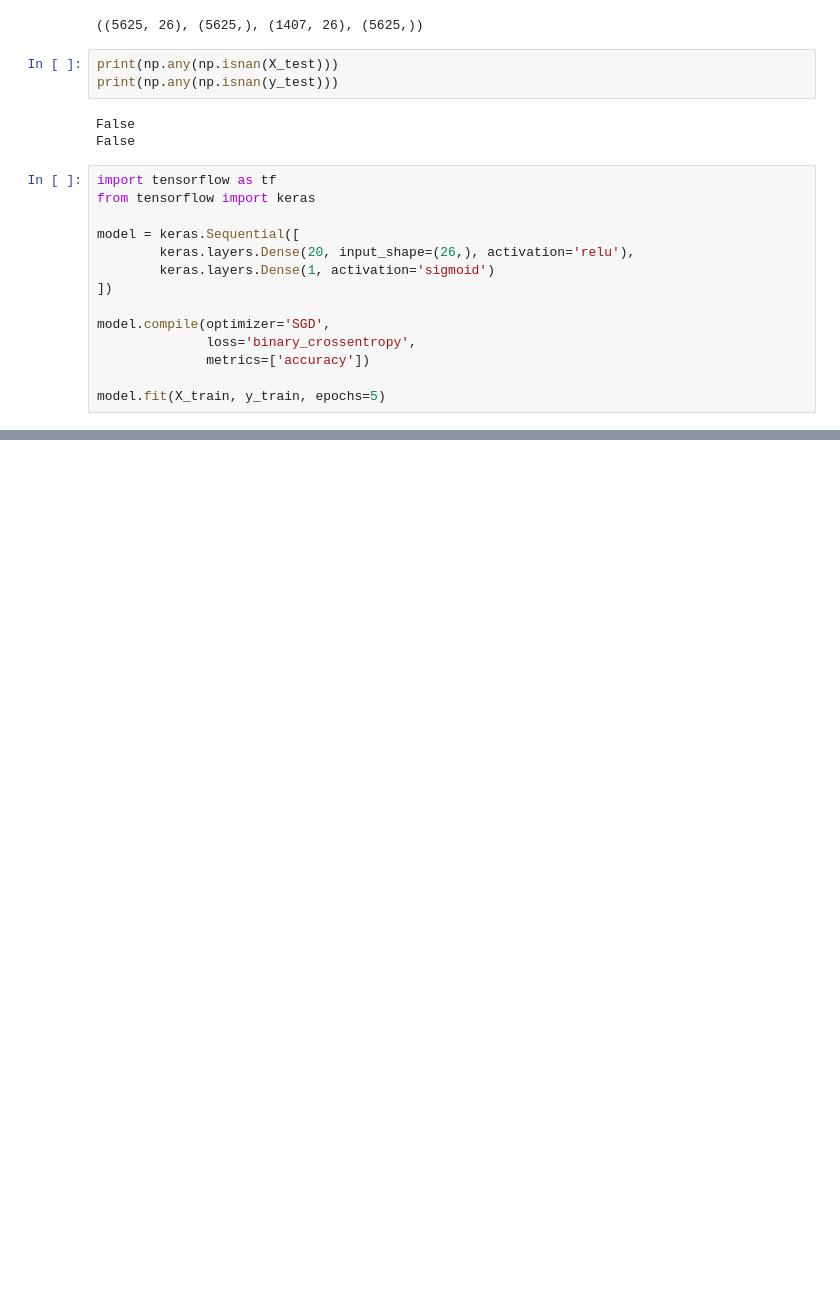
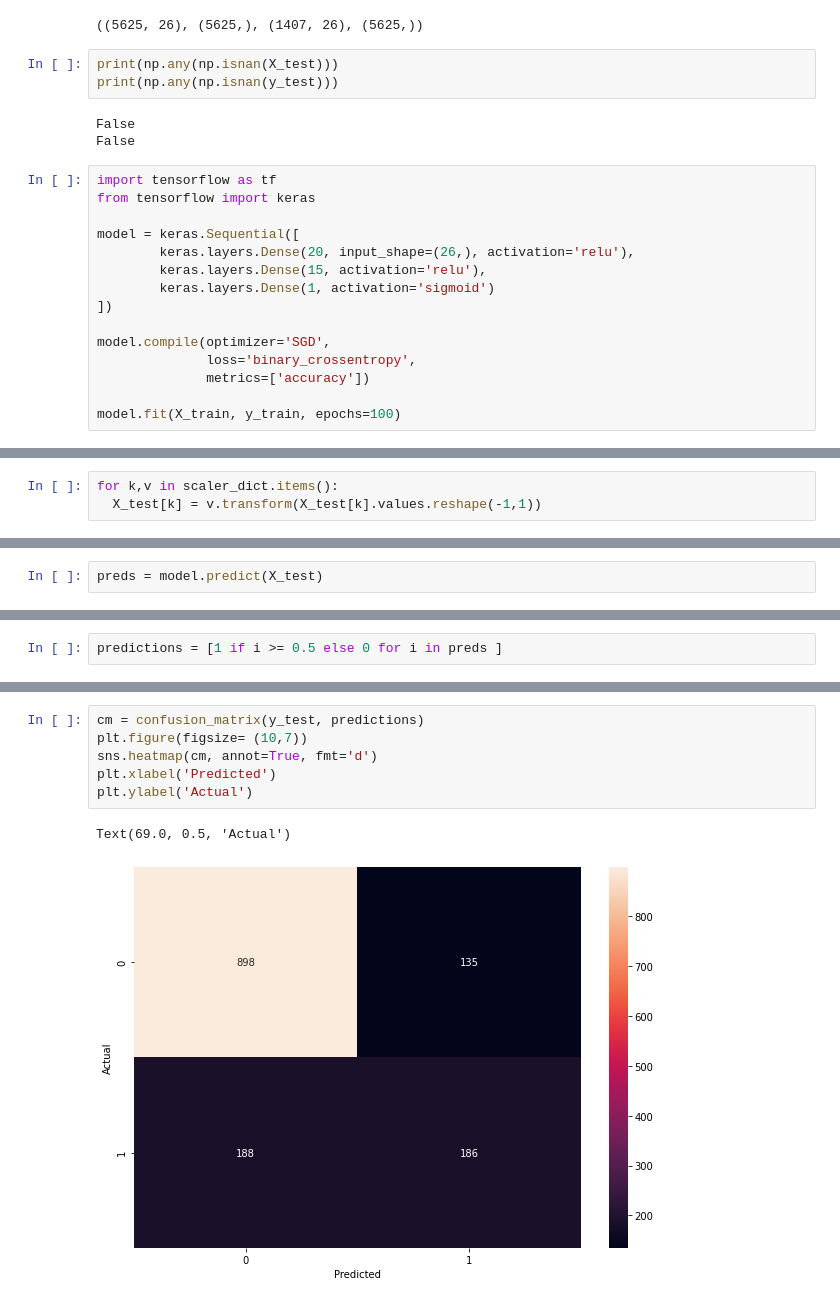
Before and after one commit to shelly2904/DATA_SCIENCE, a Jupyter notebook: DeepLearning/Customer_Churn_Prediction_ANN.ipynb, the cells around one changed output, grey strips where cells are left out. Drawn from its saved outputs; the diff is of its cells as text; blank space fills up the shorter version.

```diff
--- a/DeepLearning/Customer_Churn_Prediction_ANN.ipynb
+++ b/DeepLearning/Customer_Churn_Prediction_ANN.ipynb
@@ -202,6 +202,7 @@ from tensorflow import keras
 
 model = keras.Sequential([
         keras.layers.Dense(20, input_shape=(26,), activation='relu'),
+        keras.layers.Dense(15, activation='relu'),
         keras.layers.Dense(1, activation='sigmoid')
 ])
 
@@ -209,5 +210,5 @@ model.compile(optimizer='SGD',
               loss='binary_crossentropy',
               metrics=['accuracy'])
 
-model.fit(X_train, y_train, epochs=5)
+model.fit(X_train, y_train, epochs=100)
 # %% [output]
@@ -224 +232,4 @@ Epoch 5/5
 <tensorflow.python.keras.callbacks.History at 0x...>
+# %%
+for k,v in scaler_dict.items():
+  X_test[k] = v.transform(X_test[k].values.reshape(-1,1))
@@ -224,0 +241,2 @@ Epoch 5/5
+# %%
+preds = model.predict(X_test)
@@ -224,0 +253,2 @@ Epoch 5/5
+# %%
+predictions = [1 if i >= 0.5 else 0 for i in preds ]
@@ -224,0 +268,9 @@ Epoch 5/5
+# %%
+cm = confusion_matrix(y_test, predictions)
+plt.figure(figsize= (10,7))
+sns.heatmap(cm, annot=True, fmt='d')
+plt.xlabel('Predicted')
+plt.ylabel('Actual')
+# %% [output]
+Text(69.0, 0.5, 'Actual')
+[figure, added]
```
Also changed, not shown: parts of 5 cells of this notebook.
